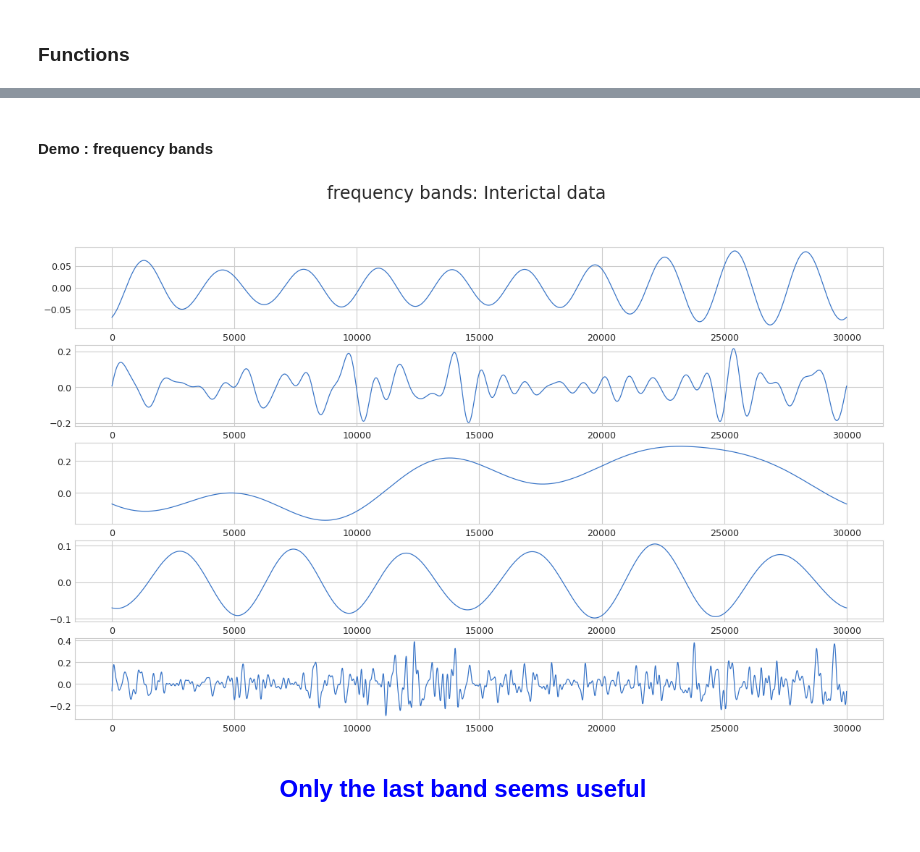
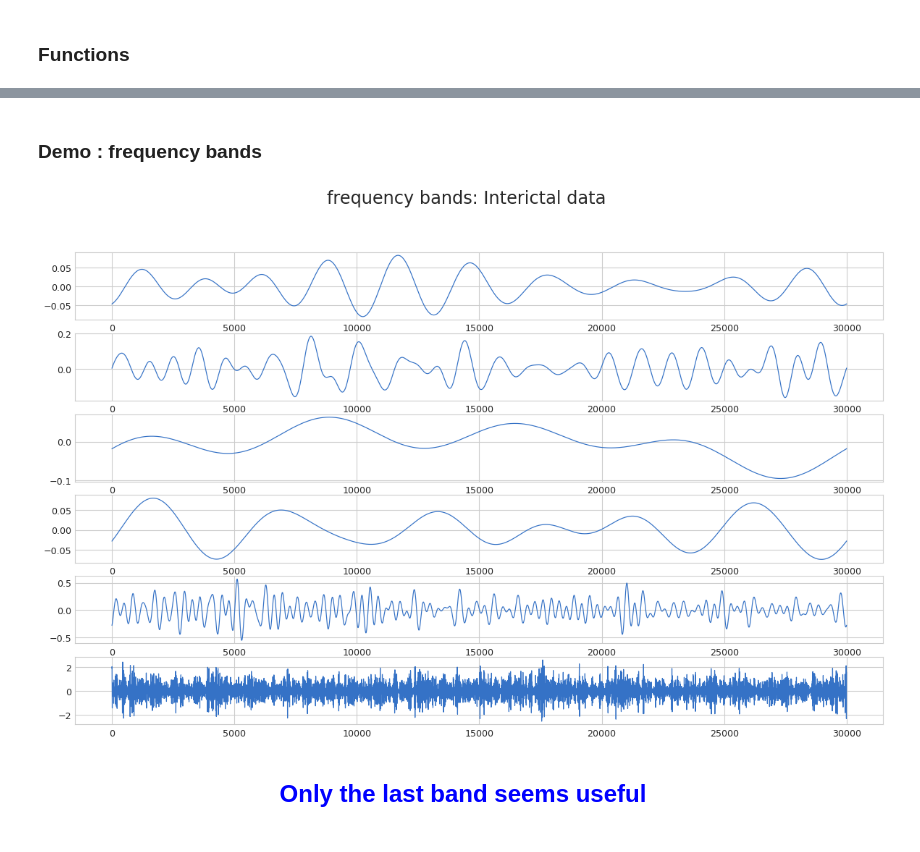
Before and after one commit to jhupiterz/SafeSeizure, a Jupyter notebook: notebooks/thomas-EEG_exploration.ipynb, the cells around one changed output, grey strips where cells are left out. Saved outputs shown, nothing was run; the diff lists cells and outputs as text; code cells hidden in the pictures.

```diff
--- a/notebooks/thomas-EEG_exploration.ipynb
+++ b/notebooks/thomas-EEG_exploration.ipynb
@@ -211,13 +161,14 @@ def decompose_brainwaves(data):
     alpha = (8.5,12)
     beta = (12.5,35)
     gamma = (35, 100)
+    zeta =(1000, 2000)
 
     frequencies = rfftfreq(data.size, d=1/data.size)
 
     fourier = rfft(data)
 
     output = []
-    for i in (alpha, beta, delta, theta, gamma):
+    for i in (alpha, beta, delta, theta, gamma, zeta):
         #print(i)
         ft_threshed = fourier.copy()
         ft_threshed[(frequencies < i[0])] = 0
@@ -339,10 +263,10 @@ pylab.show()
 # %% [markdown]
-#### Demo : frequency bands
+### Demo : frequency bands
 # %%
-demo = pd.read_csv('Patient_1_csv/interictal_segment_15.csv')
+demo = pd.read_csv('Patient_2_csv/preictal_segment_1.csv')
 plot_brainwaves(decompose_brainwaves(pd.DataFrame(scaler(demo)).iloc[0]), 'Interictal')
 # %% [output]
-[figure, old version]
+[figure, new version]
 # %% [markdown]
 <br>
 <center><b style="color:blue; font-size:24px">Only the last band seems useful<b><center>
```
Also changed, not shown: parts of 35 cells of this notebook.
